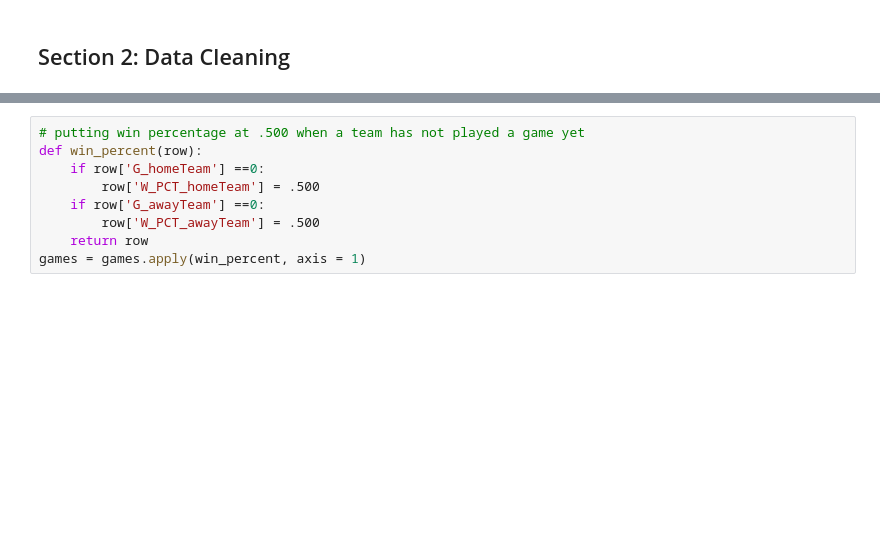
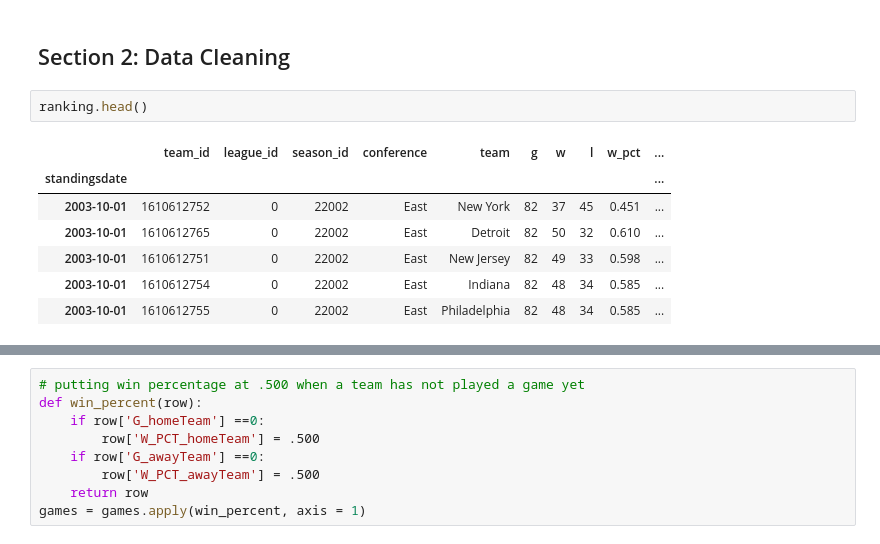
Before and after one commit to dawsonc96/NBA-Game-Prediction, a Jupyter notebook: eda_data_cleaning.ipynb, the cells around one changed output, grey strips where cells are left out. Drawn from its saved outputs; the diff is of its cells as text; blank space fills up the shorter version.

```diff
--- a/eda_data_cleaning.ipynb
+++ b/eda_data_cleaning.ipynb
@@ -242,2 +251,12 @@ print("Pearson correlation coefficient;",pearson_r(games["PTS_away"],games["AST_
 # %% [markdown]
 ## Section 2: Data Cleaning
+# %%
+ranking.head()
+# %% [output]
+|  | team_id | league_id | season_id | conference | team | g | w | l | w_pct | ... |
+| standingsdate |  |  |  |  |  |  |  |  |  | ... |
+| 2003-10-01 | 1610612752 | 0 | 22002 | East | New York | 82 | 37 | 45 | 0.451 | ... |
+| 2003-10-01 | 1610612765 | 0 | 22002 | East | Detroit | 82 | 50 | 32 | 0.610 | ... |
+| 2003-10-01 | 1610612751 | 0 | 22002 | East | New Jersey | 82 | 49 | 33 | 0.598 | ... |
+| 2003-10-01 | 1610612754 | 0 | 22002 | East | Indiana | 82 | 48 | 34 | 0.585 | ... |
+| 2003-10-01 | 1610612755 | 0 | 22002 | East | Philadelphia | 82 | 48 | 34 | 0.585 | ... |
```
Also changed, not shown: parts of 24 cells of this notebook.
